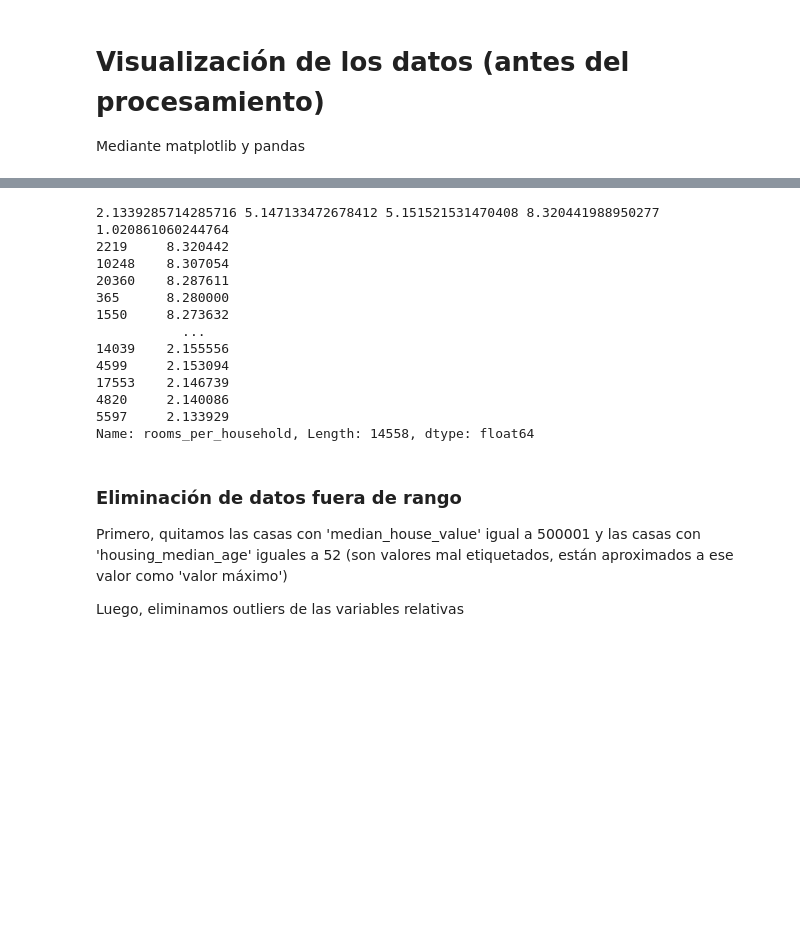
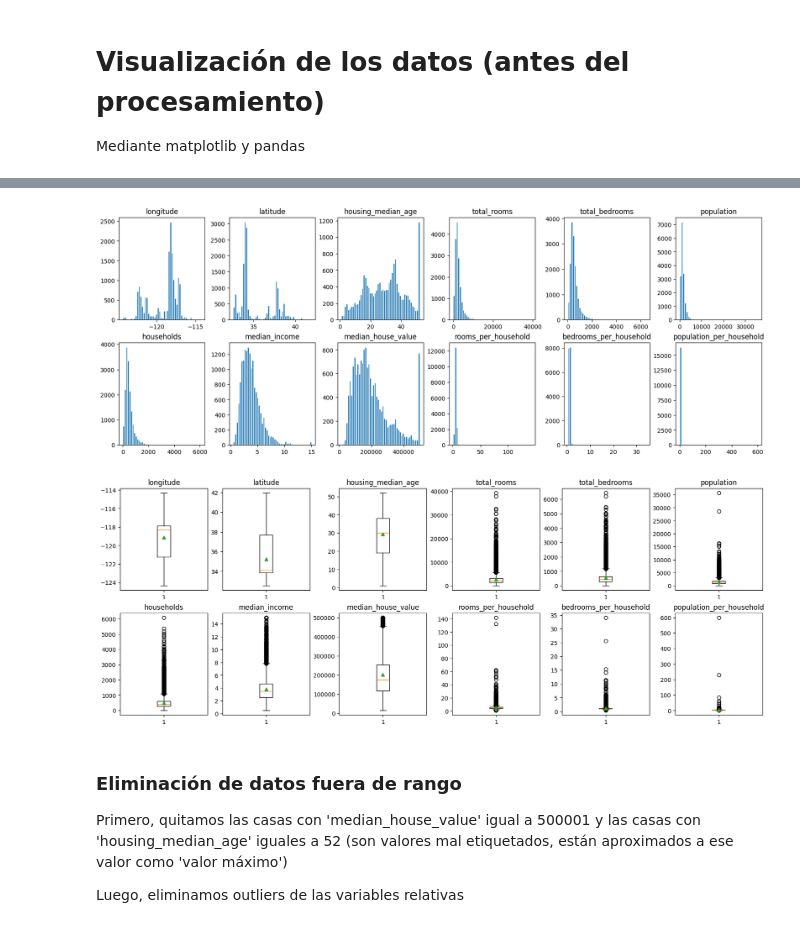
Before and after one commit to i2c-uc3m/IA-Workshop, a Jupyter notebook: California Housing/california-housing.ipynb, the cells around one changed output, grey strips where cells are left out. Saved outputs shown, nothing was run; the diff lists cells and outputs as text; code cells hidden in the pictures; blank space fills up the shorter version.

```diff
--- a/California Housing/california-housing.ipynb
+++ b/California Housing/california-housing.ipynb
@@ -160,0 +194,12 @@ plotBoxplots(data)
+# %%
+trainingNum = 0.8
+validationNum = 0.1
+train_index = int(len(data) * trainingNum)
+validation_index = int(len(data) * validationNum)
+
+# Dividimos 'data' en tres conjuntos
+train = data[:train_index].copy()
+validation = data[train_index : train_index + validation_index].copy()
+test = data[train_index + validation_index :].copy()
+
+print("Lengths:", train.shape, validation.shape, test.shape)
@@ -169,6 +218,6 @@ Las columnas 'total_rooms', 'total_bedrooms' y 'population' dependen del número
 # %%
 # 'total_rooms', 'total_bedrooms' y 'population' relativo a 'households'
-data["rooms_per_household"] = data["total_rooms"] / data["households"]
-data["bedrooms_per_household"] = data["total_bedrooms"] / data["households"]
-data["population_per_household"] = data["population"] / data["households"]
-data.head()
+train["rooms_per_household"] = train["total_rooms"] / train["households"]
+train["bedrooms_per_household"] = train["total_bedrooms"] / train["households"]
+train["population_per_household"] = train["population"] / train["households"]
+train.head()
@@ -175,38 +244,10 @@ data.head()
 # %%
 # Ahora ya podemos ver mejor las variables
-plotBarPlots(data)
-plotBoxplots(data)
+plotBarPlots(train)
+plotBoxplots(train)
+# %% [output]
+[figure, added]
+[figure, added]
-# %%
-# Imprimimos por pantalla varios valores para ver como se distribuyen los datos
-column = data["rooms_per_household"]
-print(
-    column.min(),
-    column.median(),
-    column.mean(),
-    column.max(),
-)
-print(column.std())
-# Columna de 'rooms_per_household' ordenada en orden descendente
-print(
-    data.sort_values("rooms_per_household", ascending=False).loc[
-        :, "rooms_per_household"
-    ]
-)
-# %% [output]
-2.1339285714285716 5.147133472678412 5.151521531470408 8.320441988950277
-1.020861060244764
-2219     8.320442
-10248    8.307054
-20360    8.287611
-365      8.280000
-1550     8.273632
-           ...
-14039    2.155556
-4599     2.153094
-17553    2.146739
-4820     2.140086
-5597     2.133929
-Name: rooms_per_household, Length: 14558, dtype: float64
 # %% [markdown]
 ### Eliminación de datos fuera de rango
 Primero, quitamos las casas con 'median_house_value' igual a 500001 y las casas con 'housing_median_age' iguales a 52 (son valores mal etiquetados, están aproximados a ese valor como 'valor máximo')
```
Also changed, not shown: parts of 38 cells of this notebook, 1 other file.
